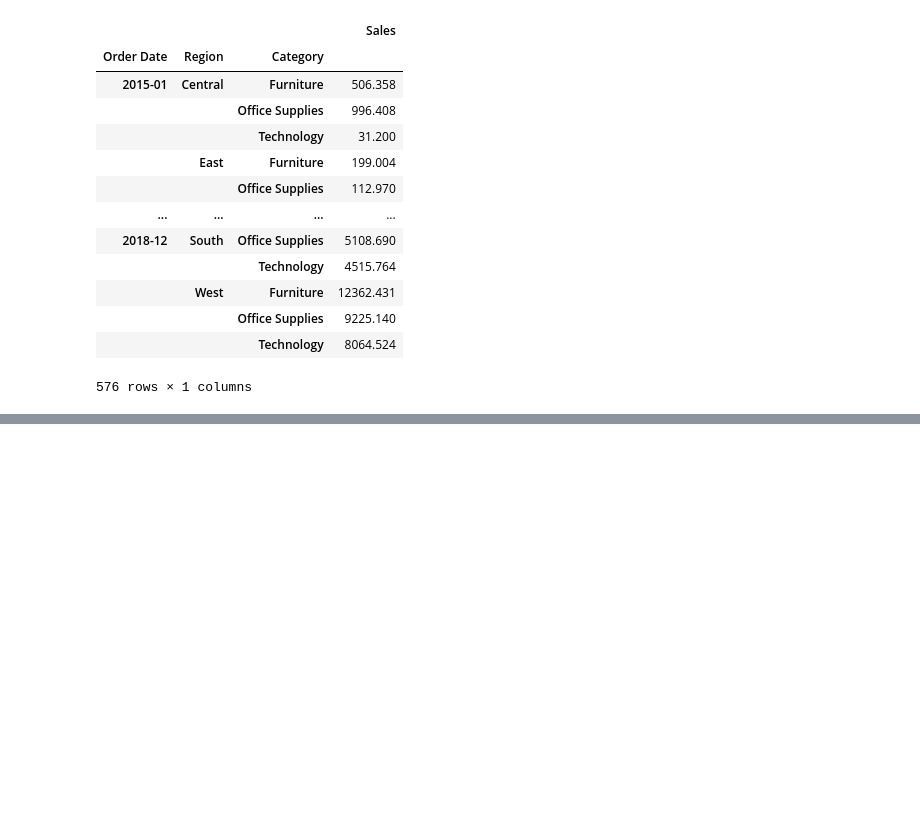
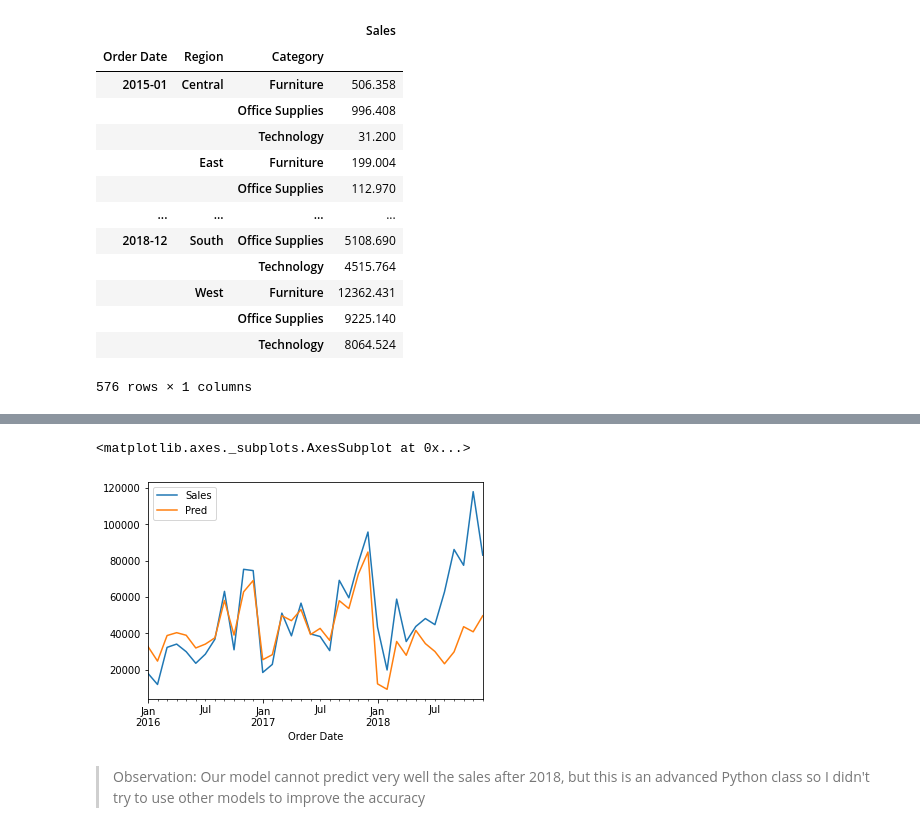
Before and after one commit to quangviet/python4engineer, a Jupyter notebook: Problem_4/problem_4.ipynb, the cells around one changed output, grey strips where cells are left out. Cells and saved outputs as stored; diff of their text form; code cells hidden in the pictures; blank space fills up the shorter version.

```diff
--- a/Problem_4/problem_4.ipynb
+++ b/Problem_4/problem_4.ipynb
@@ -445,11 +445,20 @@ startDay = 12
 X_train = []
 y_train = []
 for i in range(timesteps, max_date - startDay):
-    X_train.append(X[i-timesteps:i].ravel())
+    X_train.append(np.concatenate((X[i-timesteps:i].ravel(),[(i % 12)/12])))
     y_train.append(X[i])
 
 X_train = np.array(X_train)
 y_train = np.array(y_train)
+
+X_test = []
+y_test = []
+for i in range(max_date - startDay, max_date):
+    X_test.append(np.concatenate((X[i-timesteps:i].ravel(),[(i % 12)/12])))
+    y_test.append(X[i])
+
+X_test = np.array(X_test)
+y_test = np.array(y_test)
 # %%
 # Importing the Keras libraries and packages
 from keras.models import Sequential
@@ -460,20 +469,20 @@ from keras.layers import Dropout
 regressor = Sequential()
 
 # Adding the output layer
+regressor.add(Dense(units = 256))
+regressor.add(Dropout(0.4))
+regressor.add(Dense(units = 512))
+regressor.add(Dropout(0.4))
+regressor.add(Dense(units = 256))
+regressor.add(Dropout(0.4))
 regressor.add(Dense(units = 128))
-regressor.add(Dropout(0.2))
-regressor.add(Dense(units = 256))
-regressor.add(Dropout(0.2))
-regressor.add(Dense(units = 128))
-regressor.add(Dropout(0.2))
-regressor.add(Dense(units = 64))
-regressor.add(Dropout(0.2))
+regressor.add(Dropout(0.4))
 regressor.add(Dense(units = 12))
 
 # Compiling
 regressor.compile(optimizer = 'adam', loss = 'mean_squared_error')
 
-epoch_no=500
+epoch_no=100
 batch_size=16
 regressor.fit(X_train, y_train, epochs = epoch_no, batch_size = batch_size)
 # %% [output]
@@ -497,8 +506,13 @@ Epoch 500/500
 <keras.callbacks.History at 0x...>
 # %%
-res = regressor.predict(X_train)
+res = regressor.predict(np.concatenate((X_train, X_test), axis = 0))
 res *= max_sale
+res = np.concatenate((np.zeros(shape = (12, 12)), res), axis = 0)
+# res = np.pad(res, (max_date - startDay, 0), 'constant')
+res.shape
+# (X_train.shape, X_test.shape)
 res = pd.DataFrame(res.ravel(), columns = ['Pred'])
 g = pd.concat([train_sales.reset_index(), res], axis = 1)
 
-g[200:]
+g[144:]
+# res.shape
@@ -519,0 +519,8 @@ g[200:]
+# %%
+X = g.groupby(['Order Date']).sum()
+X[12:].plot()
+# %% [output]
+<matplotlib.axes._subplots.AxesSubplot at 0x...>
+[figure, added]
+# %% [markdown]
+> Observation: Our model cannot predict very well the sales after 2018, but this is an advanced Python class so I didn't try to use other models to improve the accuracy
```
Also changed, not shown: parts of 3 cells of this notebook.
